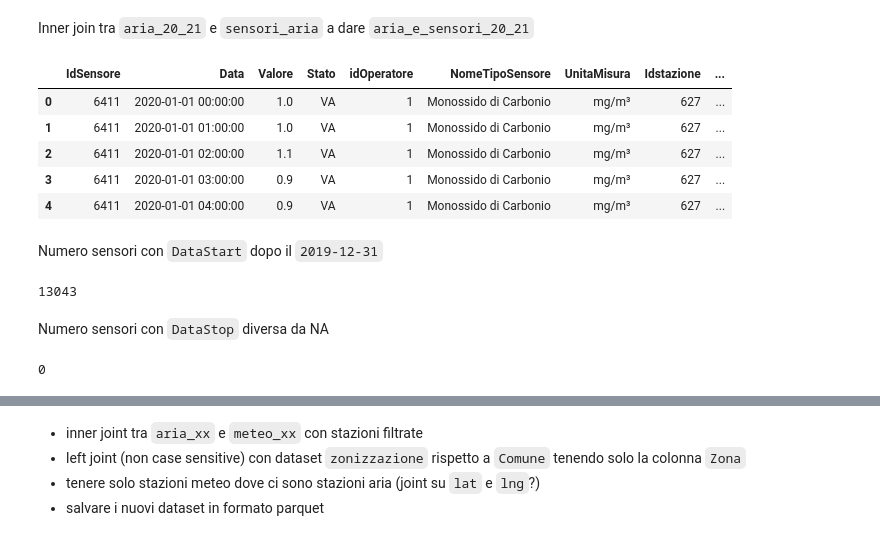
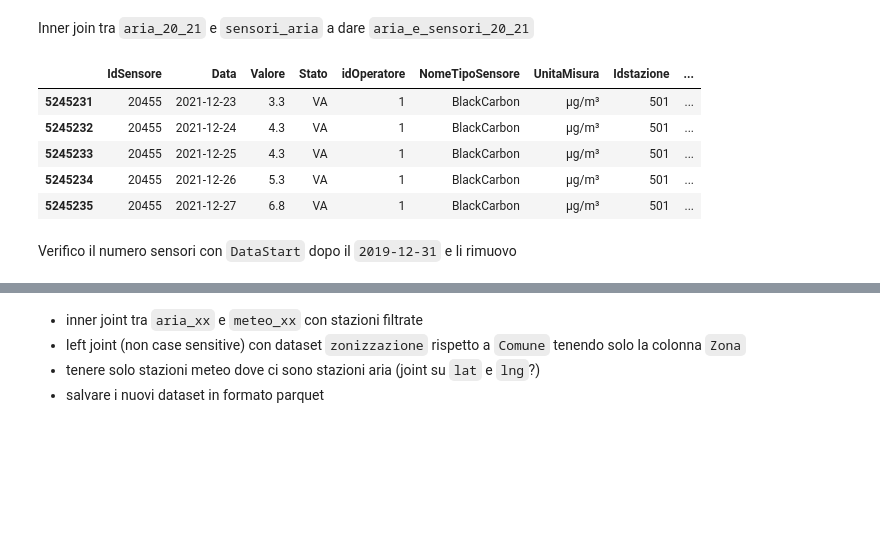
Before and after one commit to giocoal/air-quality-milano-interactive-data-visualization-tableau, a Jupyter notebook: Data_Visualization_project_21_22.ipynb, the cells around one changed output, grey strips where cells are left out. Saved outputs shown, nothing was run; the diff lists cells and outputs as text; code cells hidden in the pictures; blank space fills up the shorter version.

```diff
--- a/Data_Visualization_project_21_22.ipynb
+++ b/Data_Visualization_project_21_22.ipynb
@@ -340,6 +347,6 @@ Zonizzazione: 9 826 141 abitanti in 1546 comuni divisi in 7 o 8 zone
 - L'invalidità del dato è descritta sia dall'attributo `Stato` che dalla presenza di NaN in `Valore`
 - MA (VA = dato valido NA = dato invalido I dati presenti in questo archivio relativi agli ultimi 3-6 mesi, contengono ancora valori incerti che possono subire modifiche da parte degli operatori delle reti (invalidazione manuale). Il processo di validazione dei dati prevede una fase di valutazione finale che si conclude entro il 30.3 dell’anno successivo a quello di misura)
 # %%
-aria_20_21.dropna(subset = ['Valore', 'Stato'], inplace = True)
+#aria_20_21.dropna(subset = ['Valore', 'Stato'], inplace = True) #é meglio non farla cosi le avg possono restituire anche NaN
 aria_20_21.shape
 # %% [output]
@@ -389,23 +396,13 @@ sensori_aria.drop(sensori_aria[~sensori_aria['NomeTipoSensore'].isin(grandezze_d
 Inner join tra `aria_20_21` e `sensori_aria` a dare `aria_e_sensori_20_21`
 # %%
 aria_e_sensori_20_21 = pd.merge(aria_20_21, sensori_aria, how = 'inner', on = 'IdSensore')
-aria_e_sensori_20_21.head()
+aria_e_sensori_20_21.tail()
 # %% [output]
 |  | IdSensore | Data | Valore | Stato | idOperatore | NomeTipoSensore | UnitaMisura | Idstazione | ... |
-| 0 | 6411 | 2020-01-01 00:00:00 | 1.0 | VA | 1 | Monossido di Carbonio | mg/m³ | 627 | ... |
-| 1 | 6411 | 2020-01-01 01:00:00 | 1.0 | VA | 1 | Monossido di Carbonio | mg/m³ | 627 | ... |
-| 2 | 6411 | 2020-01-01 02:00:00 | 1.1 | VA | 1 | Monossido di Carbonio | mg/m³ | 627 | ... |
-| 3 | 6411 | 2020-01-01 03:00:00 | 0.9 | VA | 1 | Monossido di Carbonio | mg/m³ | 627 | ... |
-| 4 | 6411 | 2020-01-01 04:00:00 | 0.9 | VA | 1 | Monossido di Carbonio | mg/m³ | 627 | ... |
+| 5245231 | 20455 | 2021-12-23 | 3.3 | VA | 1 | BlackCarbon | µg/m³ | 501 | ... |
+| 5245232 | 20455 | 2021-12-24 | 4.3 | VA | 1 | BlackCarbon | µg/m³ | 501 | ... |
+| 5245233 | 20455 | 2021-12-25 | 4.3 | VA | 1 | BlackCarbon | µg/m³ | 501 | ... |
+| 5245234 | 20455 | 2021-12-26 | 5.3 | VA | 1 | BlackCarbon | µg/m³ | 501 | ... |
+| 5245235 | 20455 | 2021-12-27 | 6.8 | VA | 1 | BlackCarbon | µg/m³ | 501 | ... |
-# %% [markdown]
-Numero sensori con `DataStart` dopo il `2019-12-31`
-# %%
-sum(aria_e_sensori_20_21['DataStart'] > '2019-12-31')
-# %% [output]
-13043
-# %% [markdown]
-Numero sensori con `DataStop` diversa da NA
-# %%
-sum(~aria_e_sensori_20_21['DataStop'].isna())
-# %% [output]
-0
+# %% [markdown]
+Verifico il numero sensori con `DataStart` dopo il `2019-12-31` e li rimuovo
```
Also changed, not shown: parts of 24 cells of this notebook.
